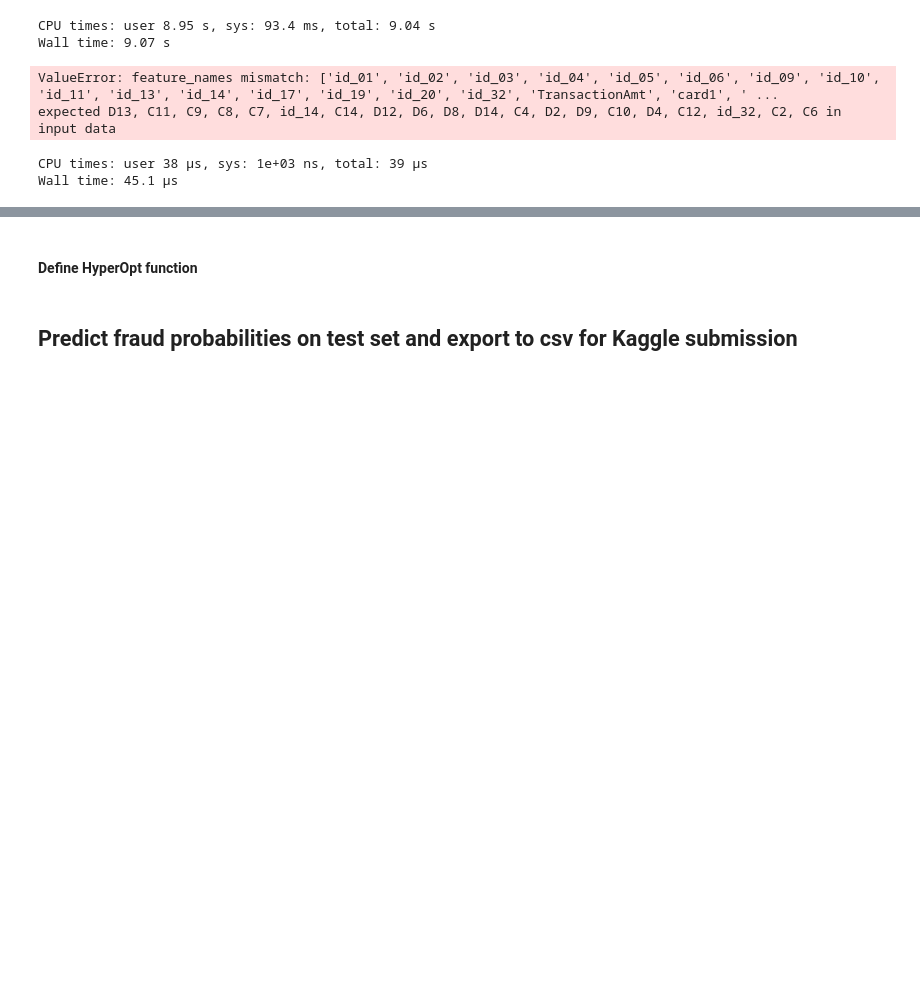
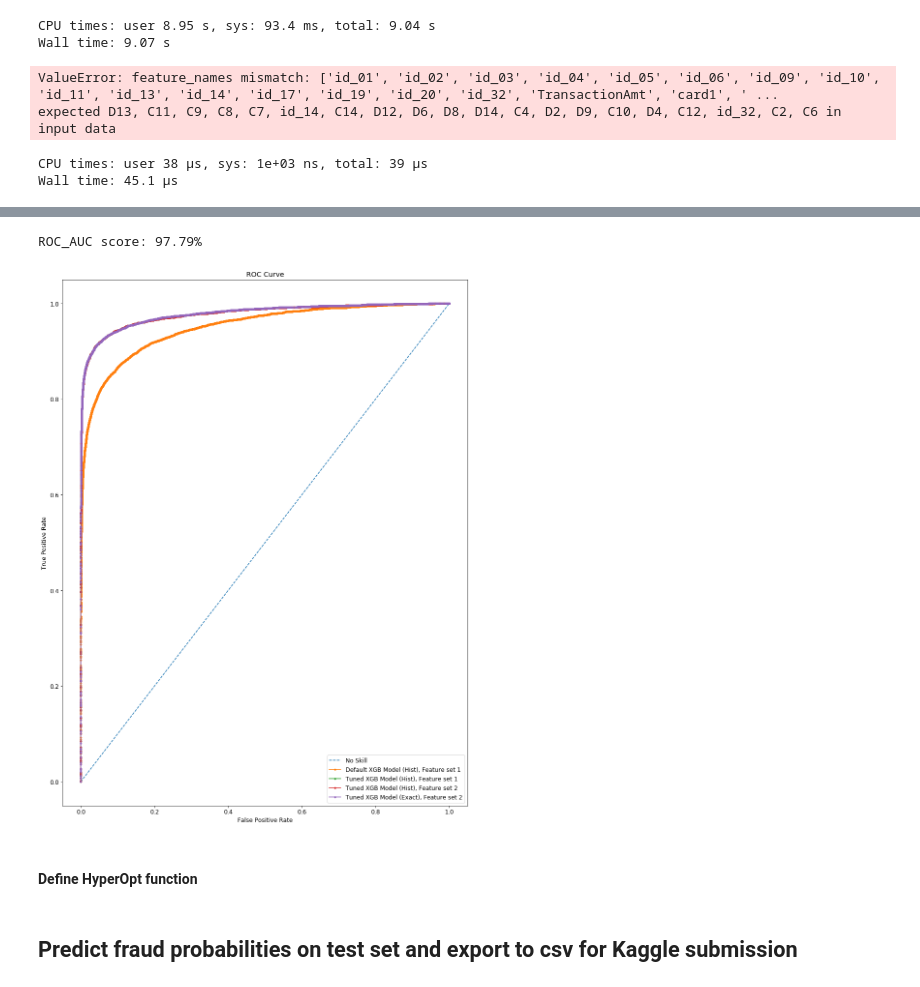
Before and after one commit to wendyku/E-commerce-fraud-detection, a Jupyter notebook: fraud_detection.ipynb, the cells around one changed output, grey strips where cells are left out. Cells and saved outputs as stored; diff of their text form; code cells hidden in the pictures; blank space fills up the shorter version.

Commit message:
preliminary results of models using feature set 1 and 2

```diff
--- a/fraud_detection.ipynb
+++ b/fraud_detection.ipynb
@@ -308,7 +315,5 @@ Wall time: 45.1 µs
 # %%
-%%time
-model3.fit(X_train, y_train)
 y_pred = model3.predict_proba(X_val)[:, 1]
 auc_score = roc_auc_score(y_val, y_pred)
 print(f"ROC_AUC score: {auc_score* 100:.2f}%")
-m2_frp, m2_tpr, _ = roc_curve(y_val, y_pred)
+m3_frp, m3_tpr, _ = roc_curve(y_val, y_pred)
@@ -325,10 +342,25 @@ tree_method='exact')
 # %%
-%%time
-model4.fit(X_train, y_train)
 y_pred = model4.predict_proba(X_val)[:, 1]
 auc_score = roc_auc_score(y_val, y_pred)
 print(f"ROC_AUC score: {auc_score* 100:.2f}%")
-m2_frp, m2_tpr, _ = roc_curve(y_val, y_pred)
+m4_frp, m4_tpr, _ = roc_curve(y_val, y_pred)
+# %% [output]
+ROC_AUC score: 97.79%
+# %%
+# plot ROC curve across models
+plt.figure(figsize=(15, 20))
+plt.plot(ns_frp, ns_tpr, linestyle = '--', label='No Skill')
+plt.plot(m1_frp, m1_tpr, marker = '.', label='Default XGB Model (Hist), Feature set 1')
+plt.plot(m2_frp, m2_tpr, marker = '.', label='Tuned XGB Model (Hist), Feature set 1')
+plt.plot(m3_frp, m3_tpr, marker = '.', label='Tuned XGB Model (Hist), Feature set 2')
+plt.plot(m4_frp, m4_tpr, marker = '.', label='Tuned XGB Model (Exact), Feature set 2')
+plt.title('ROC Curve')
+plt.xlabel('False Positive Rate')
+plt.ylabel('True Positive Rate')
+plt.legend()
+plt.show()
+# %% [output]
+[figure, added]
 # %% [markdown]
 #### Define HyperOpt function
 # %%
```
Also changed, not shown: parts of 4 cells of this notebook.
